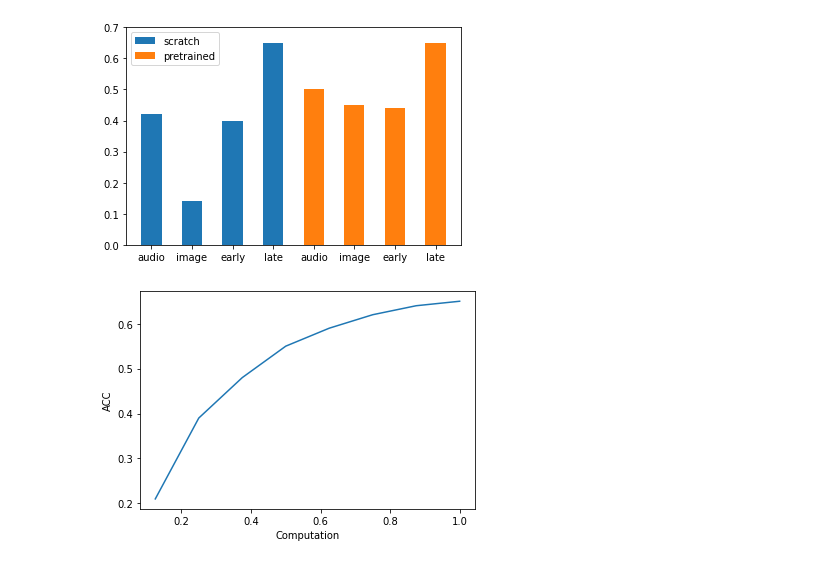
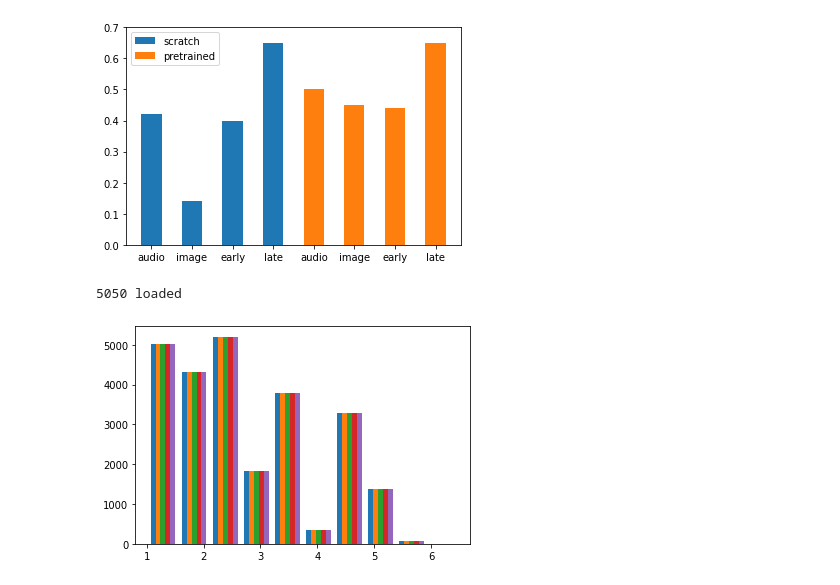
Before and after one commit to lixinghe1999/multi_modal, a Jupyter notebook: plot.ipynb, the cells around one changed output. Drawn from its saved outputs; the diff is of its cells as text; code cells hidden in the pictures.

```diff
--- a/plot.ipynb
+++ b/plot.ipynb
@@ -112,12 +112,13 @@ plt.xticks(range(len(scratch) + len(pretrained)), ['audio', 'image', 'early', 'l
 plt.show()
 # %% [output]
 [figure]
-# %%
-computation = [i/8 for i in range(1, 8+1)]
-acc = [0.21, 0.39, 0.48, 0.55, 0.59, 0.62, 0.64, 0.65]
-plt.plot(computation, acc)
-plt.ylabel('ACC')
-plt.xlabel('Computation')
-plt.show()
-# %% [output]
-[figure, removed]
+# %%
+import pickle
+weights = pickle.load(open('segmentation/modality_weight.pkl', 'rb'))
+print(f'{len(weights)} loaded')
+weights = weights[:5]
+plt.hist(weights)
+plt.show()
+# %% [output]
+5050 loaded
+[figure, added]
```
Also changed, not shown: 2 other files.
